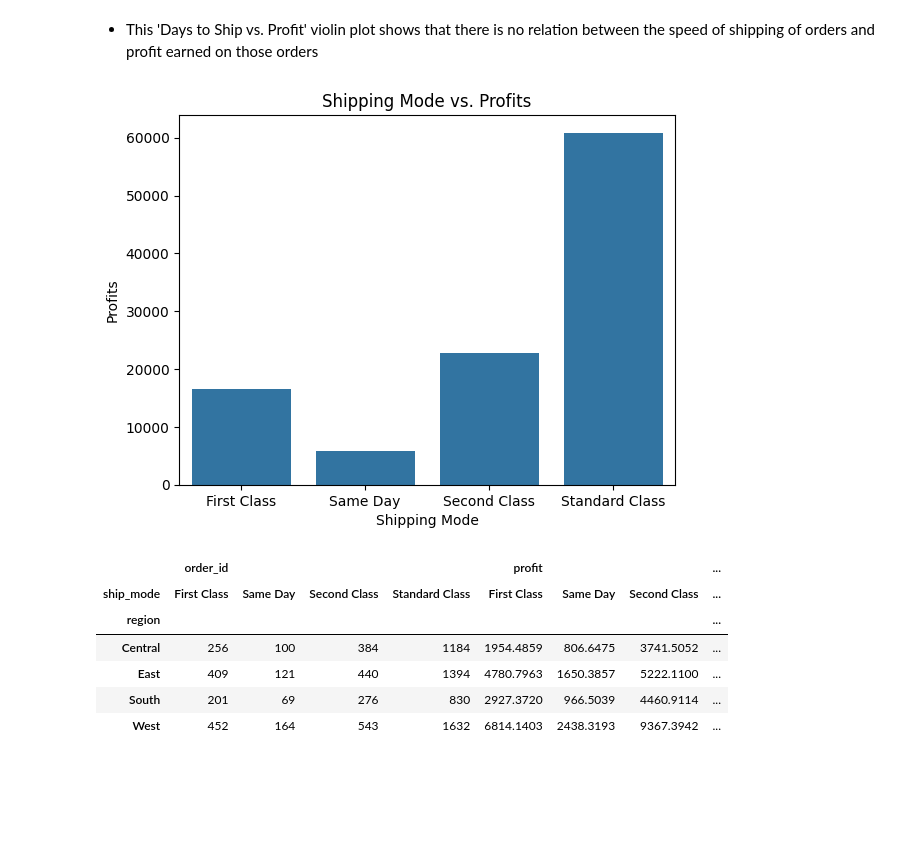
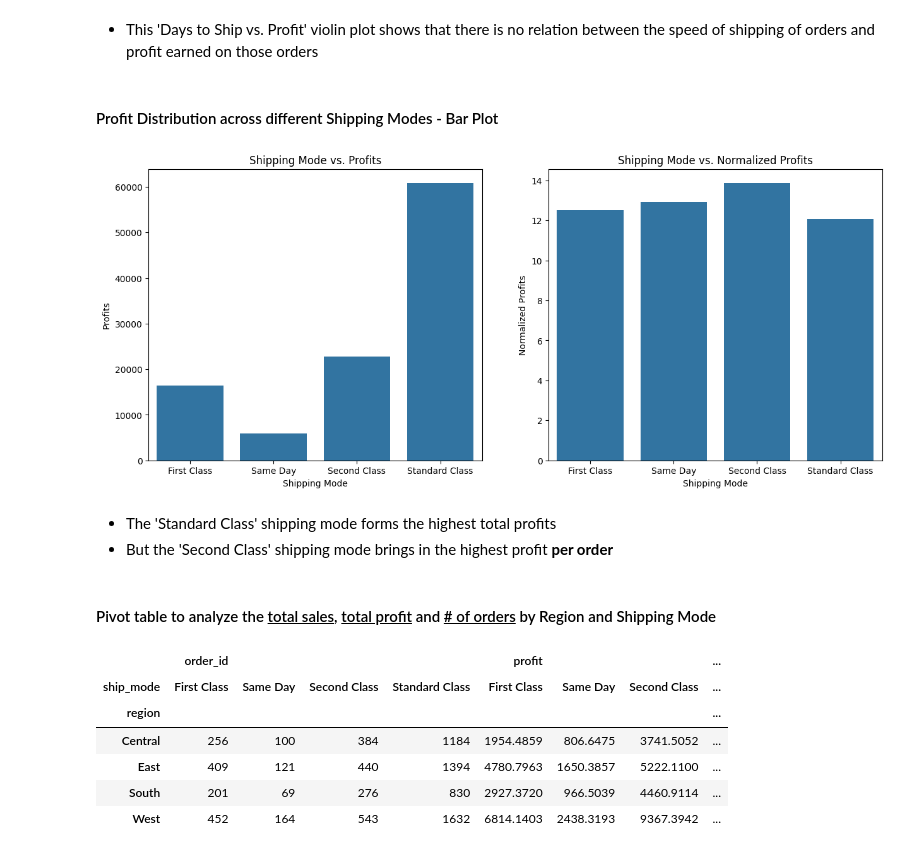
Before and after one commit to bankarsudarshan/super-store-eda, a Jupyter notebook: SuperStoreEDA.ipynb, the cells around one changed output. Cells and saved outputs as stored; diff of their text form; code cells hidden in the pictures; blank space fills up the shorter version.

```diff
--- a/SuperStoreEDA.ipynb
+++ b/SuperStoreEDA.ipynb
@@ -691,5 +780,6 @@ The reasons for such imputation are:
 # %%
-df['quantity'] = df.groupby('sub_category')['quantity'].transform(lambda x: x.fillna(x.median()))
+grouped_segment_subcat = df.groupby(['segment', 'sub_category'])['quantity']
+df['quantity'] = grouped_segment_subcat.transform(lambda x: x.fillna(x.median()))
 df.isna().sum()
 # %% [output]
 order_id         0
@@ -973,6 +1070,9 @@ df['total_sales'] = df['sales_price'] * df['quantity']
 df['total_profit'] = df['profit'] * df['quantity']
 df['discount_price'] = df['original_price'] * df['discount']
 df['total_discount'] = df['discount_price'] * df['quantity']
+df['discounted_price'] = df['sales_price'] - df['discount_price']
+df['total_discounted_price'] = df['discounted_price'] * df['quantity']
+
 print(f'Shape - {df.shape}')
 df.head()
 # %% [output]
@@ -992,7 +1092,8 @@ Shape - (9993, 27)
 customer_1st_order_date = df.groupby('customer_id')['order_date'].min()
 
 def sub_dates(row):
-    return row['order_date'] - customer_1st_order_date[row['customer_id']]
+    timedelta = row['order_date'] - customer_1st_order_date[row['customer_id']]
+    return timedelta.days
 
 df['days_since_last_order'] = df.apply(sub_dates, axis='columns')
 df.head(60)
@@ -1345,15 +1479,29 @@ plt.show()
 [figure]
 # %% [markdown]
 - This 'Days to Ship vs. Profit' violin plot shows that there is no relation between the speed of shipping of orders and profit earned on those orders
+# %% [markdown]
+#### Profit Distribution across different Shipping Modes - Bar Plot
 # %%
-grouped_ship_mode = df.groupby('ship_mode').agg({'profit':'sum'})
-sns.barplot(data=grouped_ship_mode, y='profit', x='ship_mode')
-plt.title('Shipping Mode vs. Profits')
-plt.xlabel('Shipping Mode')
-plt.ylabel('Profits')
+grouped_ship_mode = df.groupby('ship_mode').agg({'order_id':'count', 'profit':'sum'})
+grouped_ship_mode['normalized_profits'] = grouped_ship_mode['profit'] / grouped_ship_mode['order_id']
+
+fig, axs = plt.subplots(1, 2, figsize=(15, 6))
+sns.barplot(data=grouped_ship_mode, y='profit', x='ship_mode', ax=axs[0])
+sns.barplot(data=grouped_ship_mode, y='normalized_profits', x='ship_mode', ax=axs[1])
+axs[0].set_title("Shipping Mode vs. Profits")
+axs[1].set_title("Shipping Mode vs. Normalized Profits")
+axs[0].set_xlabel('Shipping Mode')
+axs[1].set_xlabel('Shipping Mode')
+axs[0].set_ylabel('Profits')
+axs[1].set_ylabel('Normalized Profits')
 plt.show()
 # %% [output]
-[figure, old version]
+[figure, new version]
+# %% [markdown]
+- The 'Standard Class' shipping mode forms the highest total profits
+- But the 'Second Class' shipping mode brings in the highest profit **per order**
+# %% [markdown]
+#### Pivot table to analyze the <ins>total sales</ins>, <ins>total profit</ins> and <ins># of orders</ins> by Region and Shipping Mode
 # %%
 pvt_table_2 = pd.pivot_table(
     df,
```
Also changed, not shown: parts of 63 cells of this notebook, 3 other files.
